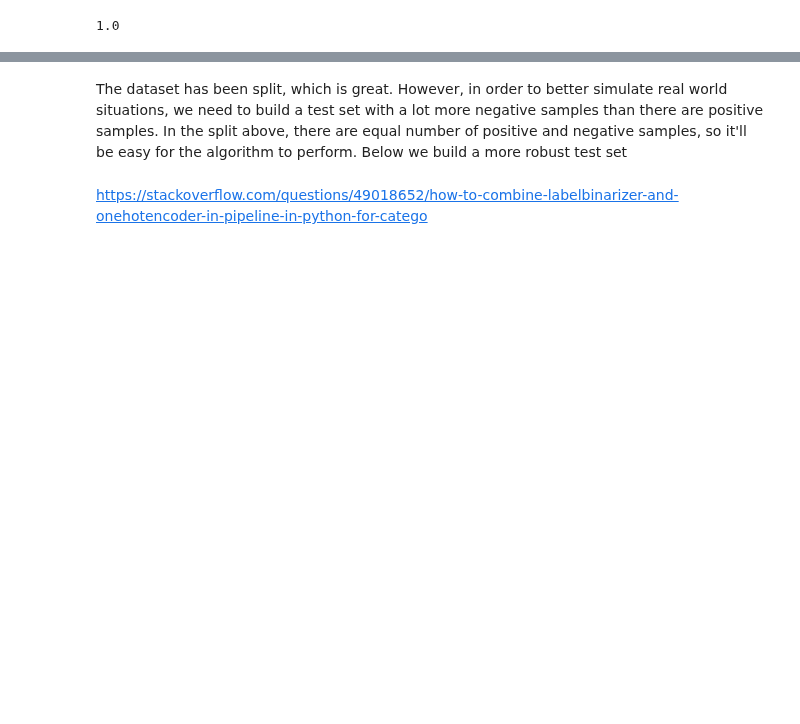
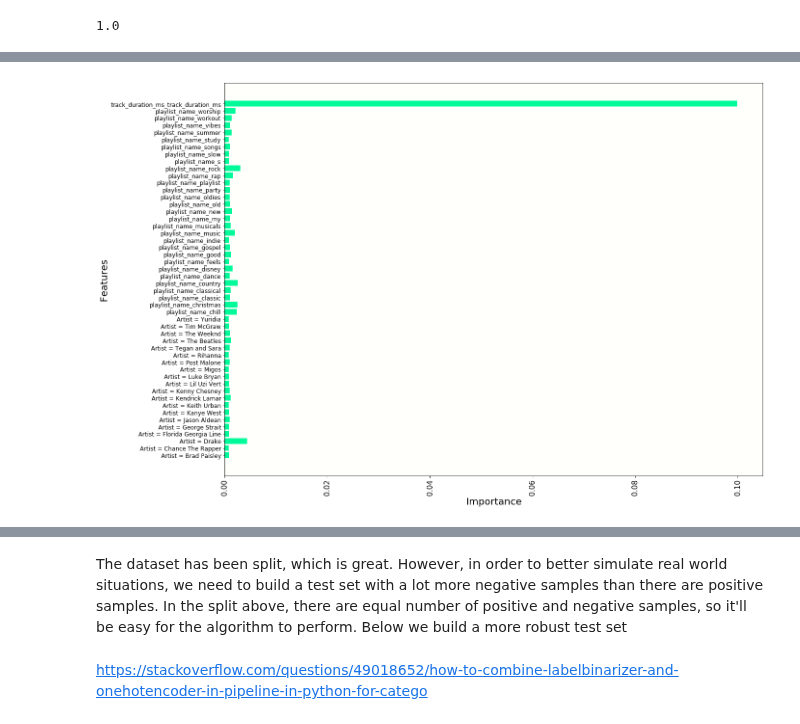
Before and after one commit to tralpha/spotify-project, a Jupyter notebook: DataLoader.ipynb, the cells around one changed output, grey strips where cells are left out. Drawn from its saved outputs; the diff is of its cells as text; code cells hidden in the pictures; blank space fills up the shorter version.

```diff
--- a/DataLoader.ipynb
+++ b/DataLoader.ipynb
@@ -502,0 +531,12 @@ print(X_test.shape)
+# %%
+#Get important features and visual for features
+#get top feature indices and ratings
+
+importances = AdaModel.feature_importances_
+indices = np.argsort(importances)[::-1]
+
+top50index = []
+top50importance = []
+for f in range(50):
+    top50index.append(indices[f])
+    top50importance.append(importances[indices[f]])
@@ -502,0 +571,33 @@ print(X_test.shape)
+# %%
+#Make list of top features
+feature_names = []
+
+#Loop through the indices of top features and append them to a list in plain english, not uri info
+for i in top50index:
+    feature = vectorizer.get_feature_names()[i].split("__")
+    if feature[0] == "track_artist_uri":
+        feature_names.append("Artist = " + get_translation("track_artist_uri", feature[1]))
+    elif feature[0] == "track_album_uri":
+        feature_names.append("Album = " + get_translation("track_album_uri", feature[1]))
+    elif feature[0] == "track_uri":
+        feature_names.append("Song = " + get_translation("track_uri", feature[1].lstrip()))
+
+    else:
+        feature_names.append(feature[0] + "_" + feature[1])
+# %%
+#plot
+
+fig, ax = plt.subplots(1,1, figsize = (20,15))
+y_pos = np.arange(len(feature_names))
+ax.barh(feature_names, top50importance, align = "center", color = "mediumspringgreen")
+for tick in ax.get_xticklabels():
+    tick.set_rotation(90)
+ax.grid(alpha = 0)
+ax.set_xlabel("Importance", fontsize = 20)
+ax.set_ylabel("Features", fontsize = 20)
+ax.yaxis.set_tick_params(labelsize=12)
+ax.xaxis.set_tick_params(labelsize=15)
+
+fig.savefig("Feature Importance.png", bbox_inches="tight")
+# %% [output]
+[figure, added]
```
Also changed, not shown: parts of 13 cells of this notebook.
